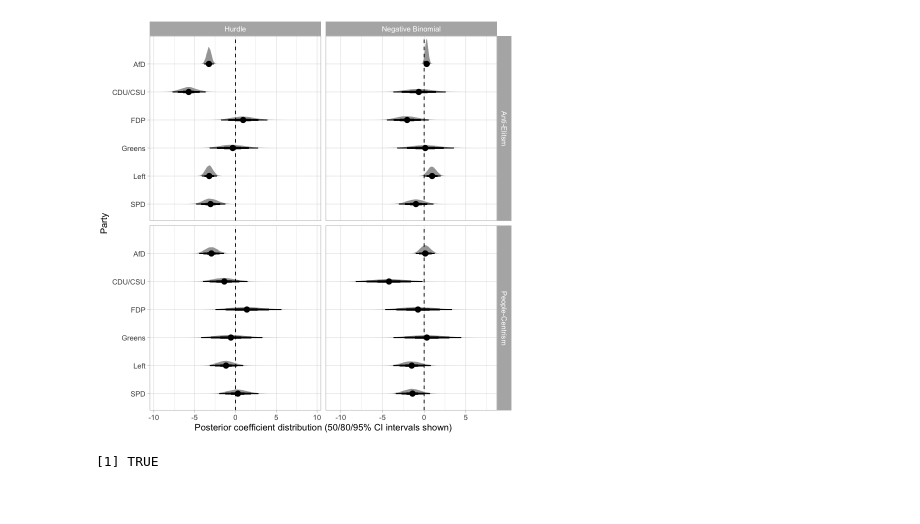
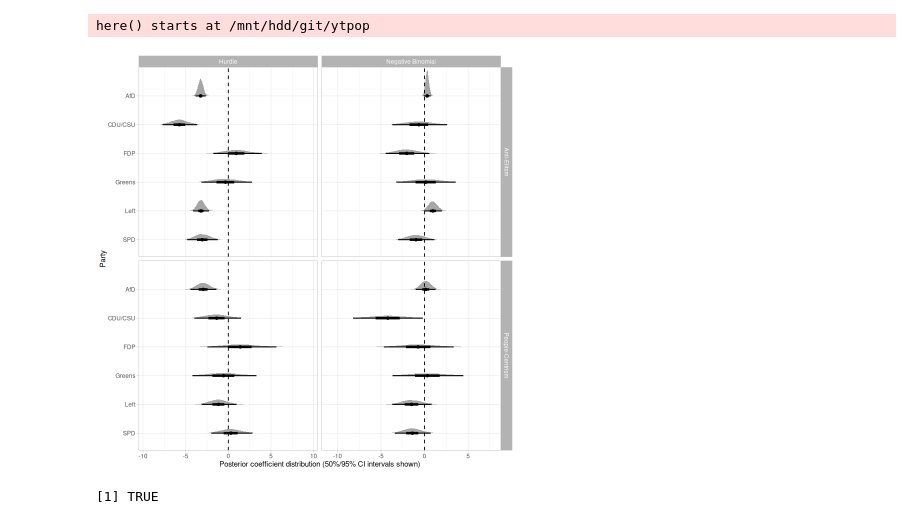
Before and after one commit to luerhard/anti-elitism-gets-views, a Jupyter notebook: pipeline/10-plot_hurdle_models.ipynb, the cells around one changed output. Cells and saved outputs as stored; diff of their text form; code cells hidden in the pictures.

```diff
--- a/pipeline/10-plot_hurdle_models.ipynb
+++ b/pipeline/10-plot_hurdle_models.ipynb
@@ -10,10 +10,9 @@ box::use(r / load)
 r_out <- here("reports", "figures")
 model_path <- here("data", "models", "hurdle")
 
-PLOT_WIDTH <- 9
-PLOT_HEIGHT <- 8
-
 box::reload(load)
+# %% [output]
+here() starts at /mnt/hdd/git/ytpop
 # %%
 read_draws <- function(path, type) {
     file <- basename(path)
@@ -62,35 +61,41 @@ plot_df <- draws_all |>
             term %in% c("Anti-Elitism (Hurdle)", "People-Centrism (Hurdle)") ~ "Hurdle",
             term %in% c("Anti-Elitism", "People-Centrism") ~ "Negative Binomial"
         ),
         type = recode(type, "elite" = "Anti-Elitsm", "pplcentr" = "People-Centrism"),
         party = factor(party, levels = sort(unique(party), decreasing = TRUE)),
         party = recode(
             party,
             "spd" = "SPD",
             "left" = "Left",
             "greens" = "Greens",
             "fdp" = "FDP",
             "cdu_csu" = "CDU/CSU",
             "afd" = "AfD",
         )
     )
 
 
 plot <- ggplot(plot_df, aes(x = .value, y = party)) +
-    stat_halfeye(.width = c(.5, .8, .95), point_interval = mean_qi) +
+    stat_halfeye(
+        .width = c(.5, .95),
+        point_interval = mean_qi,
+        point_size = 0.9
+    ) +
     geom_vline(xintercept = 0, linetype = "dashed") +
-    theme_light() +
+    theme_light(
+        base_size = 9
+    ) +
     facet_grid(
         rows = vars(type),
         cols = vars(dimension),
         scales = "free"
     ) +
     labs(
-        x = "Posterior coefficient distribution (50/80/95% CI intervals shown)",
+        x = "Posterior coefficient distribution (50%/95% CI intervals shown)",
         y = "Party"
     )
 
 plot
 # %% [output]
-[figure, old version]
+[figure, new version]
 # %%
```
Also changed, not shown: parts of 1 cell of this notebook, 28 other files.
